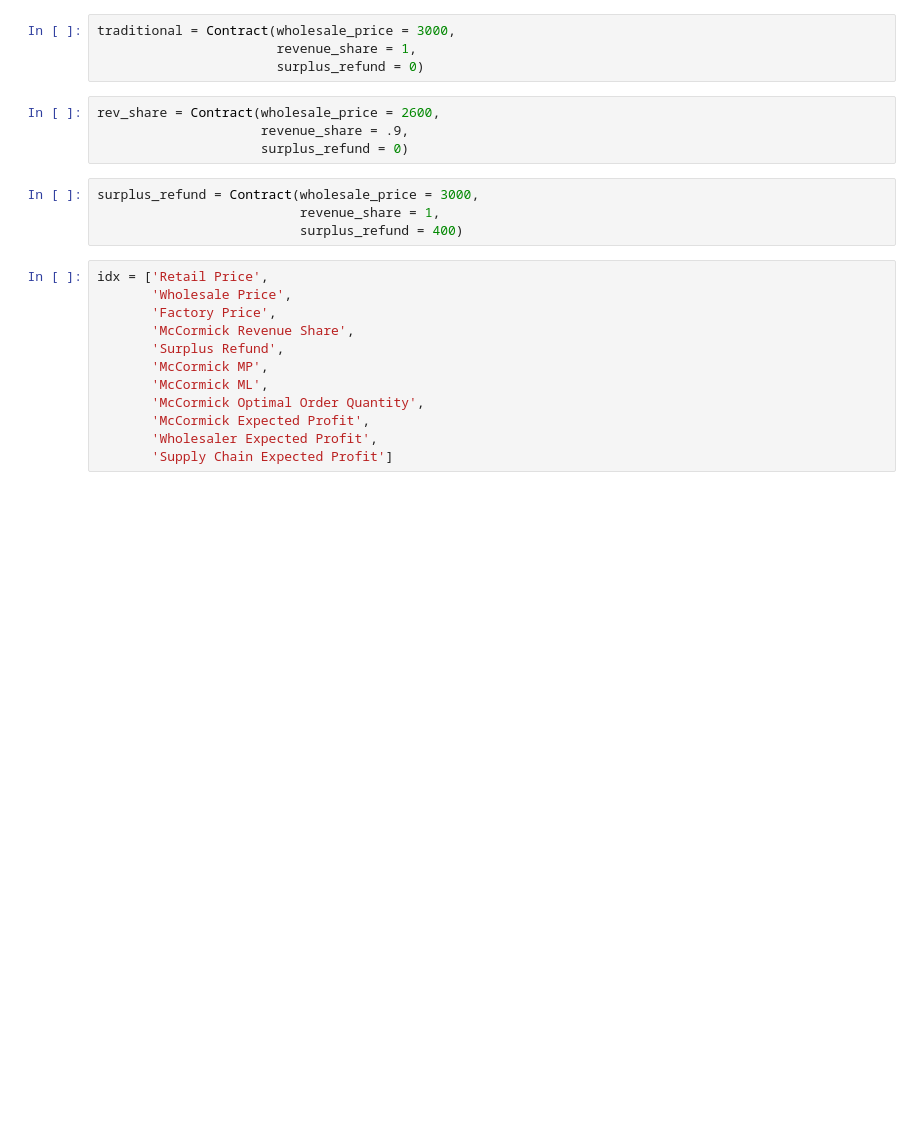
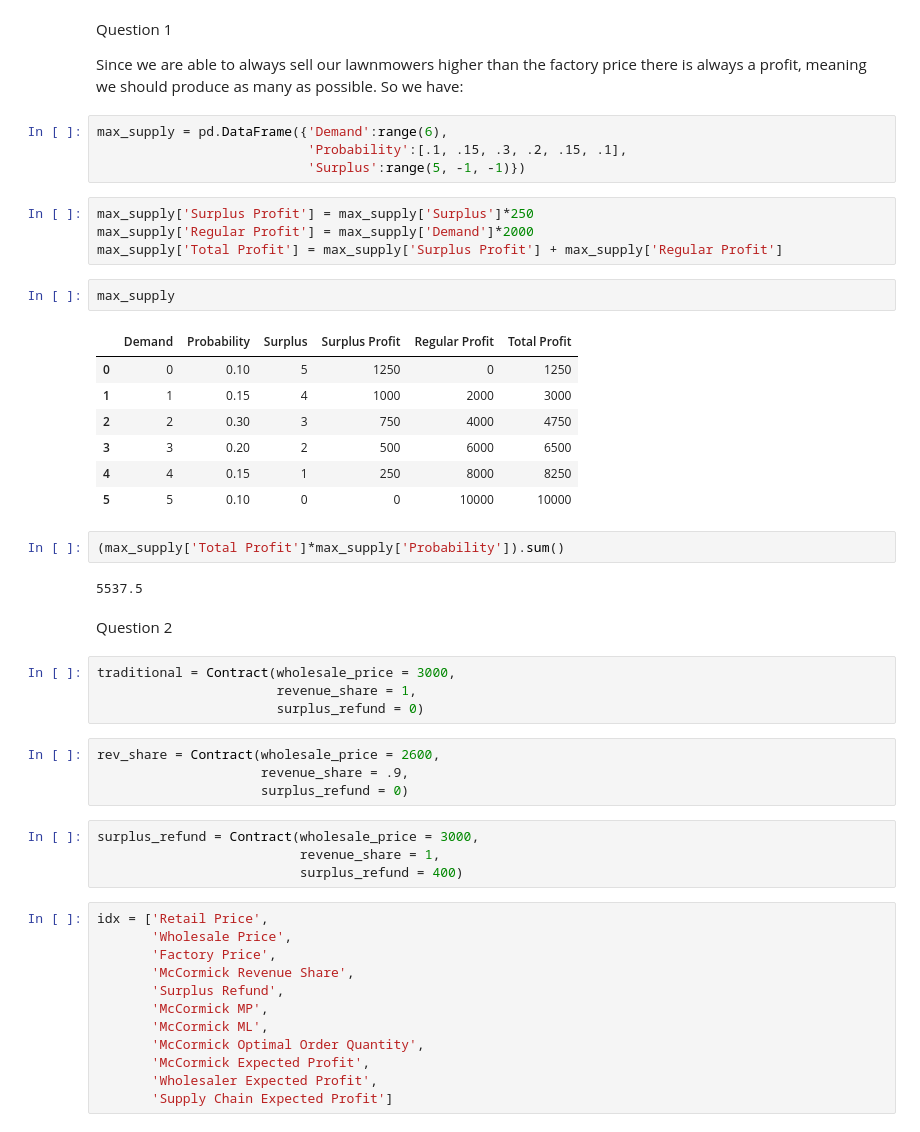
Before and after one commit to chenson2018/Supply-Chain, a Jupyter notebook: GH5.ipynb, the cells around one changed output. Saved outputs shown, nothing was run; the diff lists cells and outputs as text; blank space fills up the shorter version.

```diff
--- a/GH5.ipynb
+++ b/GH5.ipynb
@@ -82,6 +77,34 @@ class Contract:
     def supply_chain_expected_profit(self):
         df = self.daily_view()
         return ((df['Supply Chain Profit'])*df['Probability']).sum()
+# %% [markdown]
+Question 1
+
+Since we are able to always sell our lawnmowers higher than the factory price there is always a profit, meaning we should produce as many as possible. So we have:
+# %%
+max_supply = pd.DataFrame({'Demand':range(6),
+                           'Probability':[.1, .15, .3, .2, .15, .1],
+                           'Surplus':range(5, -1, -1)})
+# %%
+max_supply['Surplus Profit'] = max_supply['Surplus']*250
+max_supply['Regular Profit'] = max_supply['Demand']*2000
+max_supply['Total Profit'] = max_supply['Surplus Profit'] + max_supply['Regular Profit']
+# %%
+max_supply
+# %% [output]
+|  | Demand | Probability | Surplus | Surplus Profit | Regular Profit | Total Profit |
+| 0 | 0 | 0.10 | 5 | 1250 | 0 | 1250 |
+| 1 | 1 | 0.15 | 4 | 1000 | 2000 | 3000 |
+| 2 | 2 | 0.30 | 3 | 750 | 4000 | 4750 |
+| 3 | 3 | 0.20 | 2 | 500 | 6000 | 6500 |
+| 4 | 4 | 0.15 | 1 | 250 | 8000 | 8250 |
+| 5 | 5 | 0.10 | 0 | 0 | 10000 | 10000 |
+# %%
+(max_supply['Total Profit']*max_supply['Probability']).sum()
+# %% [output]
+5537.5
+# %% [markdown]
+Question 2
 # %%
 traditional = Contract(wholesale_price = 3000,
                        revenue_share = 1,
```
Also changed, not shown: parts of 1 cell of this notebook.
